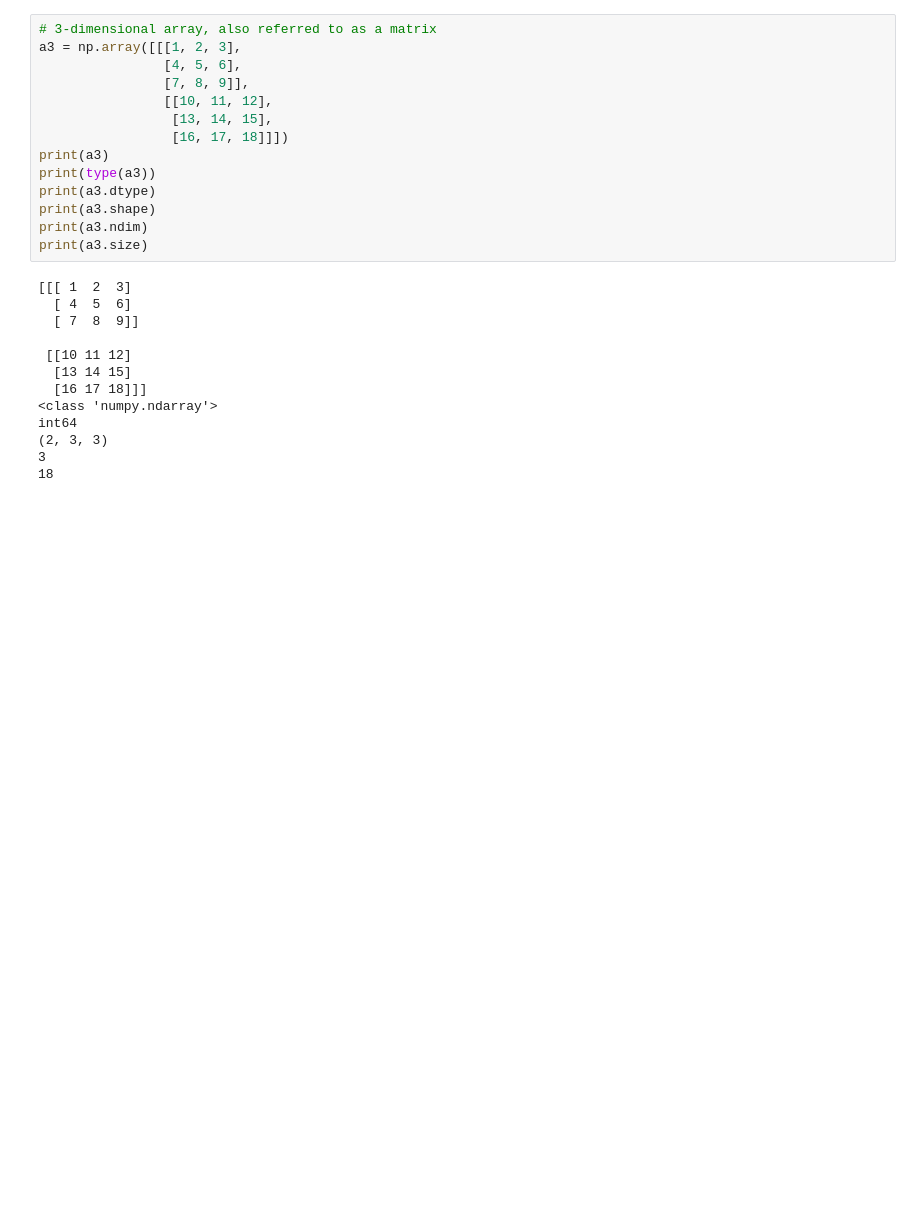
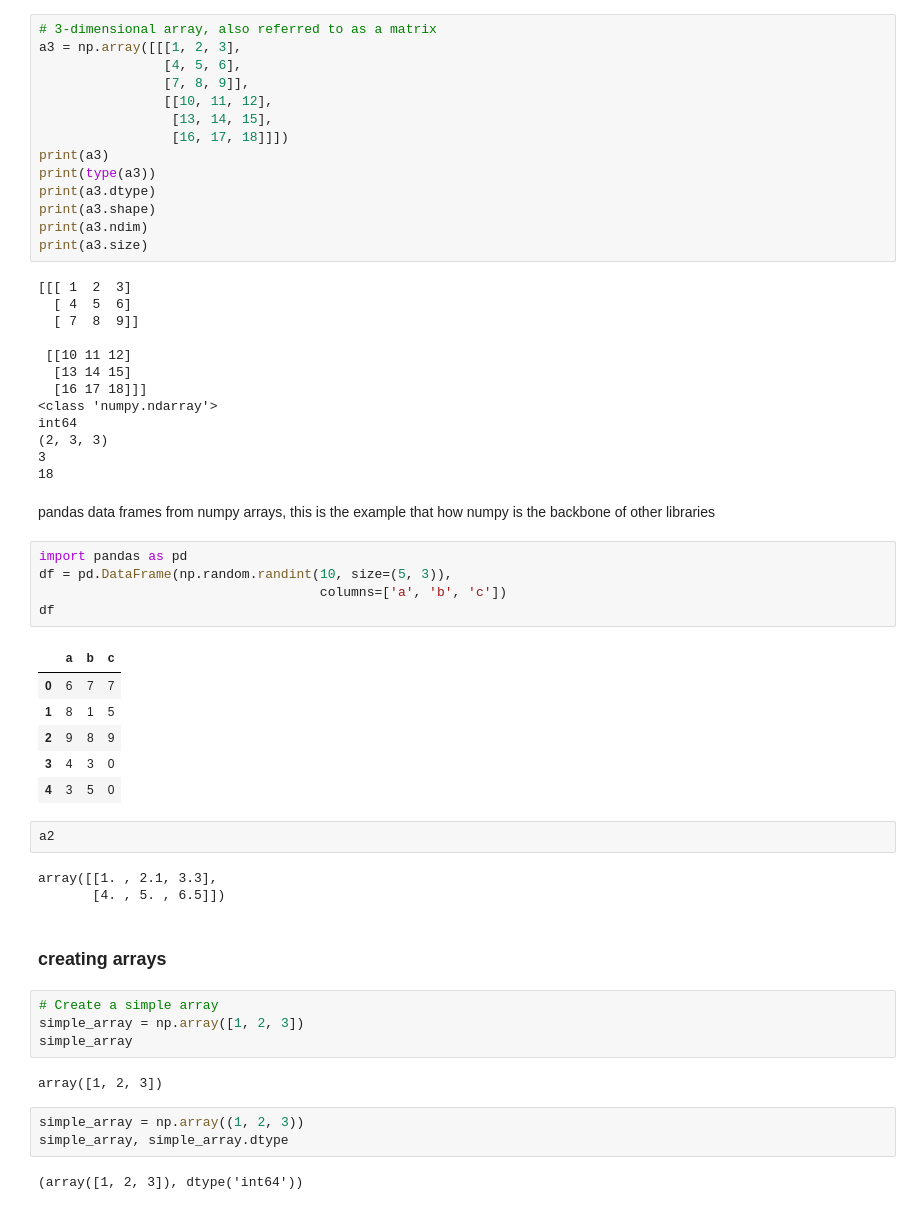
Before and after one commit to isaifullah/KPITB-Course, a Jupyter notebook: week 2/Hands_on_numpy.ipynb, the cells around one changed output. Drawn from its saved outputs; the diff is of its cells as text; blank space fills up the shorter version.

```diff
--- a/week 2/Hands_on_numpy.ipynb
+++ b/week 2/Hands_on_numpy.ipynb
@@ -75,3 +75,36 @@ int64
 (2, 3, 3)
 3
 18
+# %% [markdown]
+pandas data frames from numpy arrays,
+this is the example that how numpy is the backbone of other libraries
+# %%
+import pandas as pd
+df = pd.DataFrame(np.random.randint(10, size=(5, 3)),
+                                    columns=['a', 'b', 'c'])
+df
+# %% [output]
+|  | a | b | c |
+| 0 | 6 | 7 | 7 |
+| 1 | 8 | 1 | 5 |
+| 2 | 9 | 8 | 9 |
+| 3 | 4 | 3 | 0 |
+| 4 | 3 | 5 | 0 |
+# %%
+a2
+# %% [output]
+array([[1. , 2.1, 3.3],
+       [4. , 5. , 6.5]])
+# %% [markdown]
+### creating arrays
+# %%
+# Create a simple array
+simple_array = np.array([1, 2, 3])
+simple_array
+# %% [output]
+array([1, 2, 3])
+# %%
+simple_array = np.array((1, 2, 3))
+simple_array, simple_array.dtype
+# %% [output]
+(array([1, 2, 3]), dtype('int64'))
```
Also changed, not shown: parts of 63 cells of this notebook, 1 other file.
